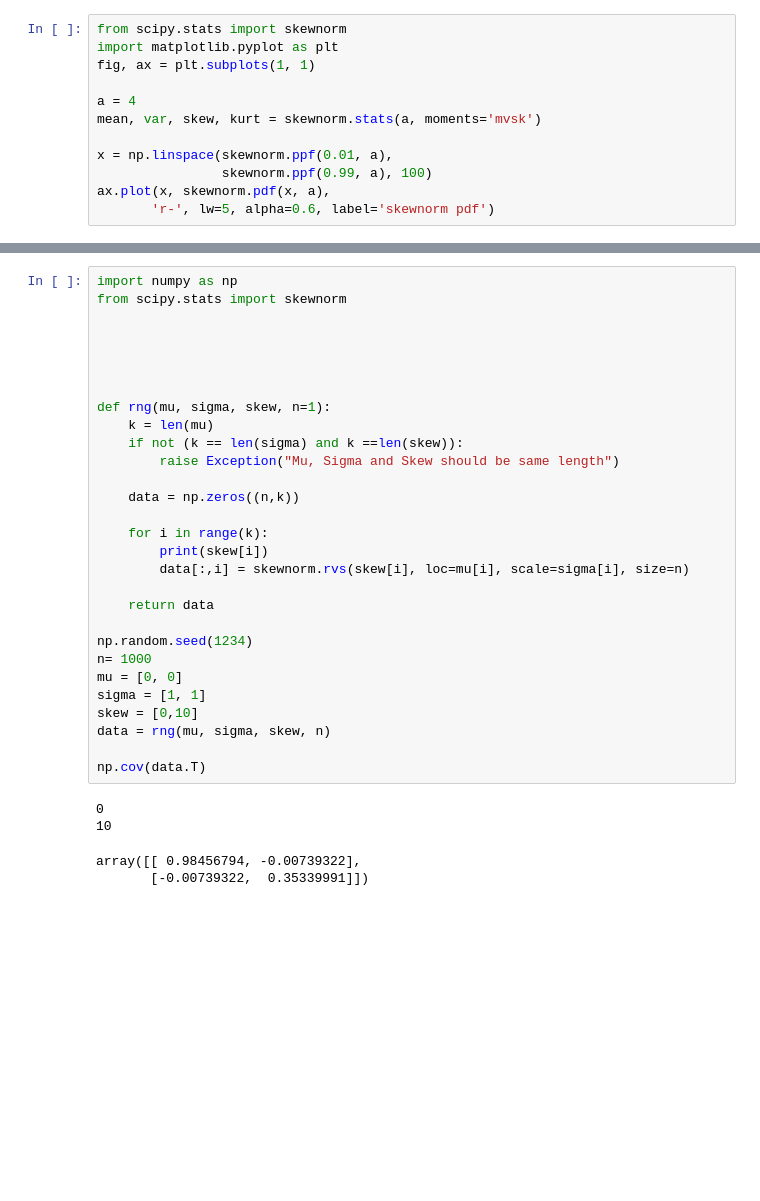
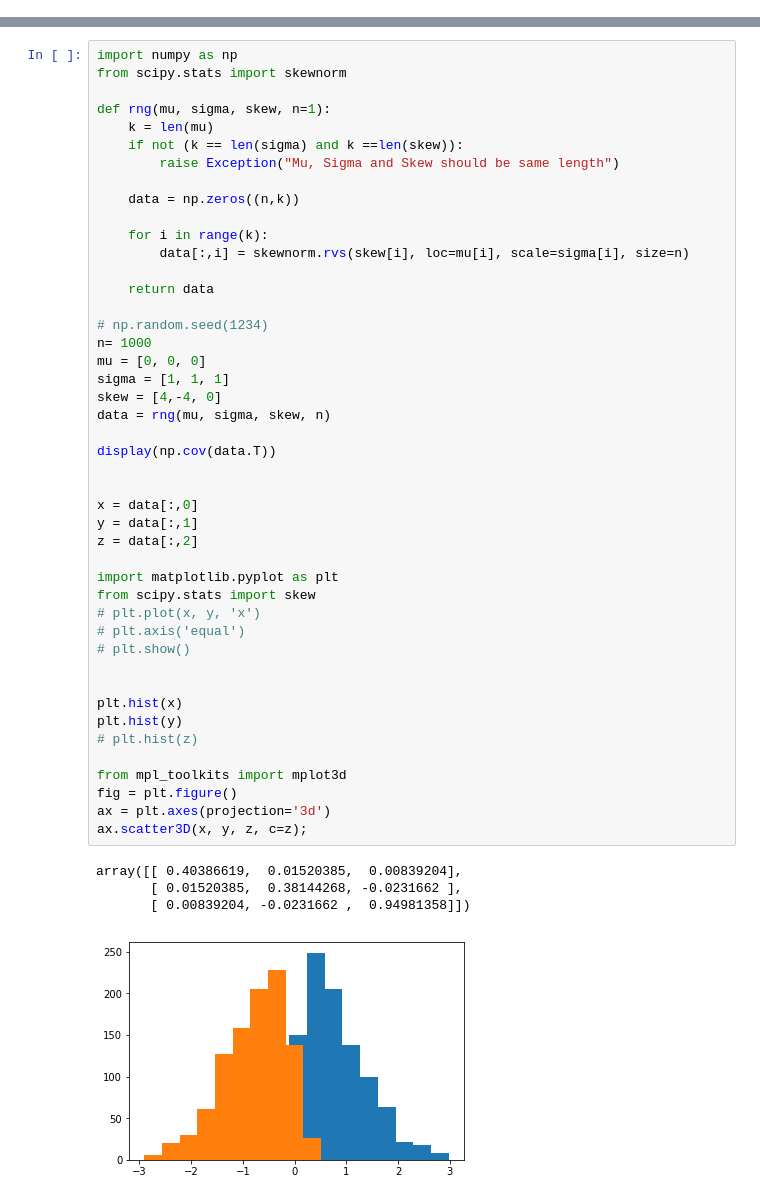
Before and after one commit to timellemeet/multivariate, a Jupyter notebook: simulation.ipynb, the cells around one changed output, grey strips where cells are left out. Drawn from its saved outputs; the diff is of its cells as text; blank space fills up the shorter version.

```diff
--- a/simulation.ipynb
+++ b/simulation.ipynb
@@ -28,12 +0,0 @@ array([[ 7.87279176, -1.1906369 ],
-# %%
-from scipy.stats import skewnorm
-import matplotlib.pyplot as plt
-fig, ax = plt.subplots(1, 1)
-
-a = 4
-mean, var, skew, kurt = skewnorm.stats(a, moments='mvsk')
-
-x = np.linspace(skewnorm.ppf(0.01, a),
-                skewnorm.ppf(0.99, a), 100)
-ax.plot(x, skewnorm.pdf(x, a),
-       'r-', lw=5, alpha=0.6, label='skewnorm pdf')
@@ -109,34 +1,50 @@ plt.hist(y)
 # %%
 import numpy as np
 from scipy.stats import skewnorm
-
-
-
-
 
 def rng(mu, sigma, skew, n=1):
     k = len(mu)
     if not (k == len(sigma) and k ==len(skew)):
         raise Exception("Mu, Sigma and Skew should be same length")
 
     data = np.zeros((n,k))
 
     for i in range(k):
-        print(skew[i])
         data[:,i] = skewnorm.rvs(skew[i], loc=mu[i], scale=sigma[i], size=n)
 
     return data
 
-np.random.seed(1234)
+# np.random.seed(1234)
 n= 1000
-mu = [0, 0]
-sigma = [1, 1]
-skew = [0,10]
+mu = [0, 0, 0]
+sigma = [1, 1, 1]
+skew = [4,-4, 0]
 data = rng(mu, sigma, skew, n)
 
-np.cov(data.T)
+display(np.cov(data.T))
+
+
+x = data[:,0]
+y = data[:,1]
+z = data[:,2]
+
+import matplotlib.pyplot as plt
+from scipy.stats import skew
+# plt.plot(x, y, 'x')
+# plt.axis('equal')
+# plt.show()
+
+
+plt.hist(x)
+plt.hist(y)
+# plt.hist(z)
+
+from mpl_toolkits import mplot3d
+fig = plt.figure()
+ax = plt.axes(projection='3d')
+ax.scatter3D(x, y, z, c=z);
 # %% [output]
-0
-10
+array([[ 0.40386619,  0.01520385,  0.00839204],
+       [ 0.01520385,  0.38144268, -0.0231662 ],
+       [ 0.00839204, -0.0231662 ,  0.94981358]])
-array([[ 0.98456794, -0.00739322],
-       [-0.00739322,  0.35339991]])
+[figure, added]
```
Also changed, not shown: parts of 8 cells of this notebook.
